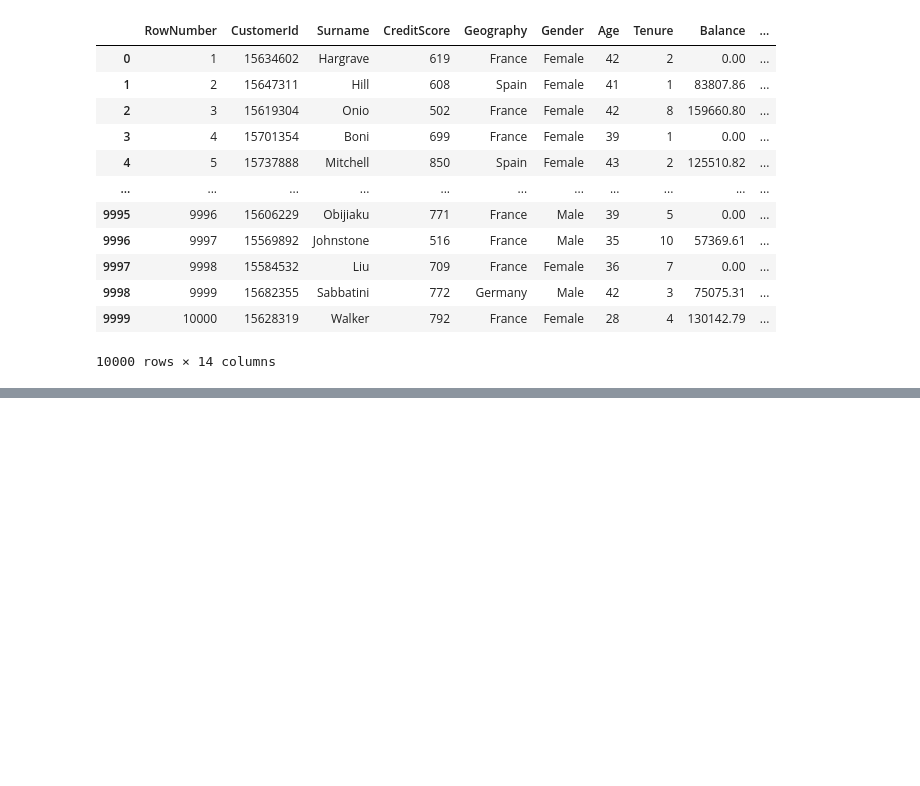
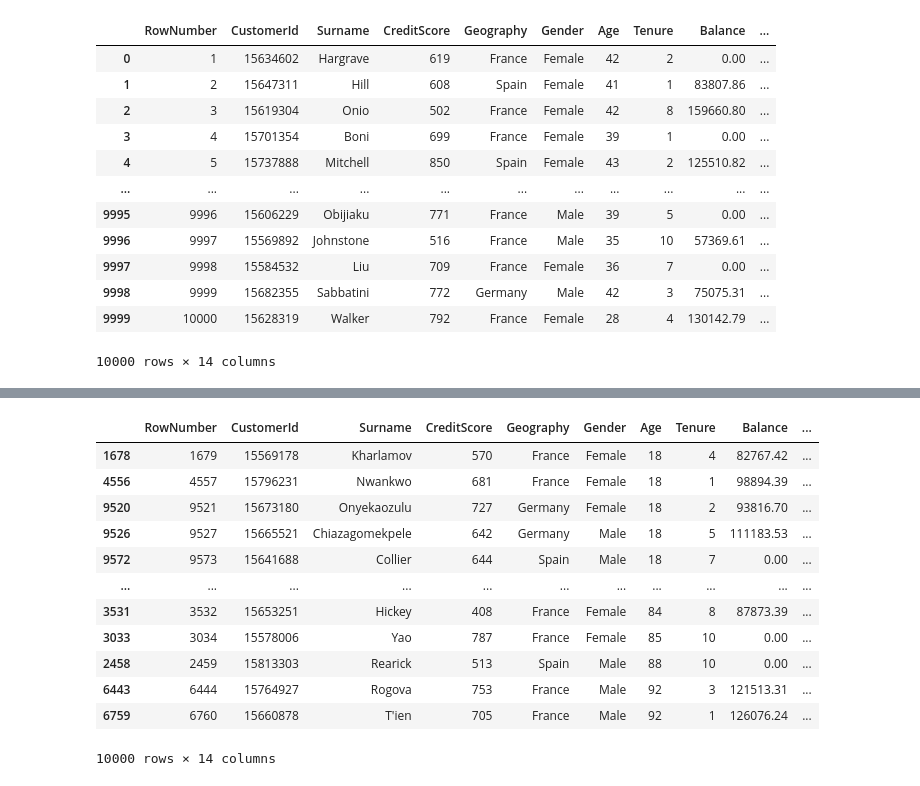
Before and after one commit to iJianHuang/GenAI, a Jupyter notebook: panda_exercise.ipynb, the cells around one changed output, grey strips where cells are left out. Saved outputs shown, nothing was run; the diff lists cells and outputs as text; code cells hidden in the pictures; blank space fills up the shorter version.

```diff
--- a/panda_exercise.ipynb
+++ b/panda_exercise.ipynb
@@ -23,0 +136,16 @@ df
+# %%
+df.sort_values(by='Age')
+# %% [output]
+|  | RowNumber | CustomerId | Surname | CreditScore | Geography | Gender | Age | Tenure | Balance | ... |
+| 1678 | 1679 | 15569178 | Kharlamov | 570 | France | Female | 18 | 4 | 82767.42 | ... |
+| 4556 | 4557 | 15796231 | Nwankwo | 681 | France | Female | 18 | 1 | 98894.39 | ... |
+| 9520 | 9521 | 15673180 | Onyekaozulu | 727 | Germany | Female | 18 | 2 | 93816.70 | ... |
+| 9526 | 9527 | 15665521 | Chiazagomekpele | 642 | Germany | Male | 18 | 5 | 111183.53 | ... |
+| 9572 | 9573 | 15641688 | Collier | 644 | Spain | Male | 18 | 7 | 0.00 | ... |
+| ... | ... | ... | ... | ... | ... | ... | ... | ... | ... | ... |
+| 3531 | 3532 | 15653251 | Hickey | 408 | France | Female | 84 | 8 | 87873.39 | ... |
+| 3033 | 3034 | 15578006 | Yao | 787 | France | Female | 85 | 10 | 0.00 | ... |
+| 2458 | 2459 | 15813303 | Rearick | 513 | Spain | Male | 88 | 10 | 0.00 | ... |
+| 6443 | 6444 | 15764927 | Rogova | 753 | France | Male | 92 | 3 | 121513.31 | ... |
+| 6759 | 6760 | 15660878 | T'ien | 705 | France | Male | 92 | 1 | 126076.24 | ... |
+10000 rows × 14 columns
```
Also changed, not shown: parts of 43 cells of this notebook.
